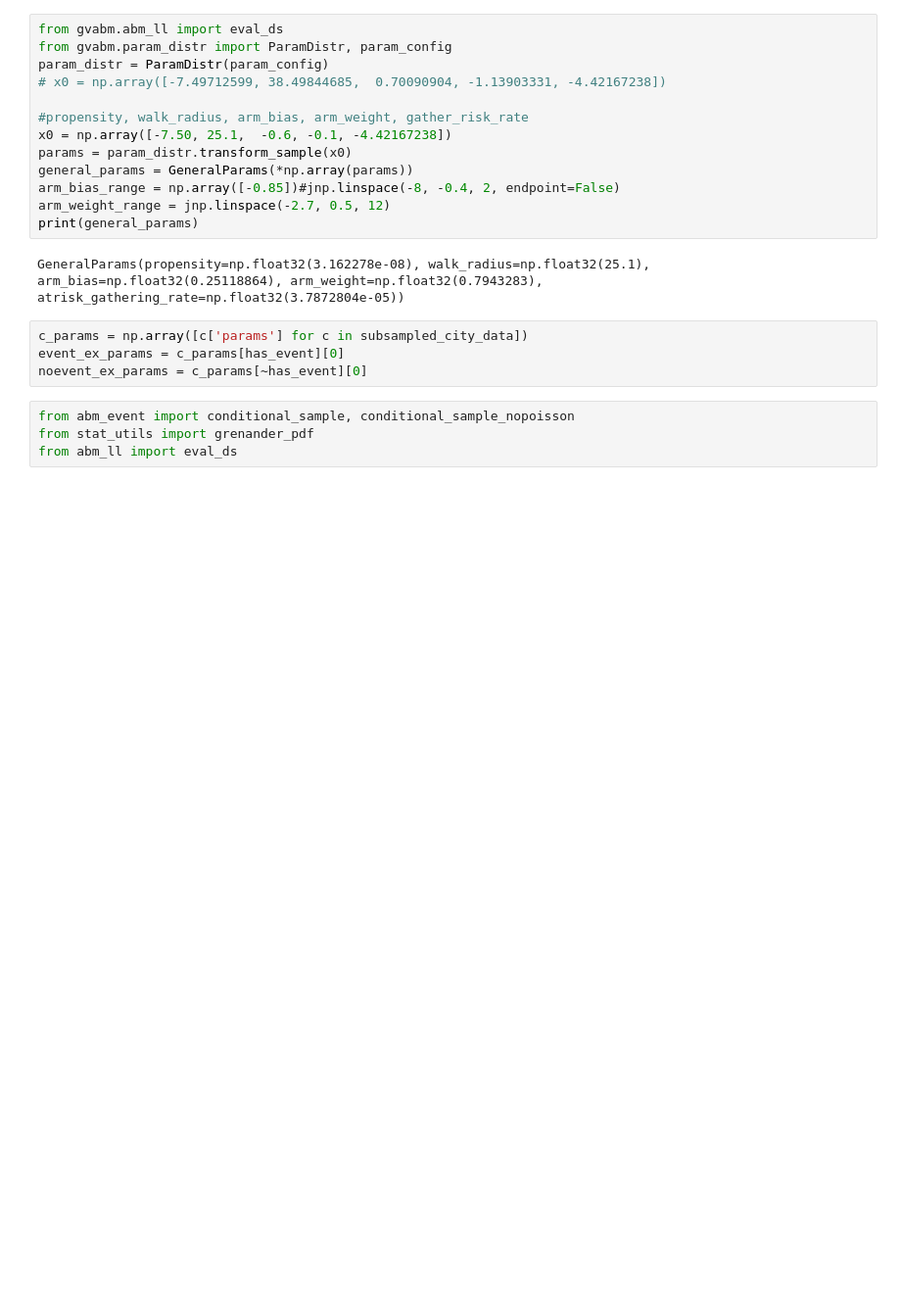
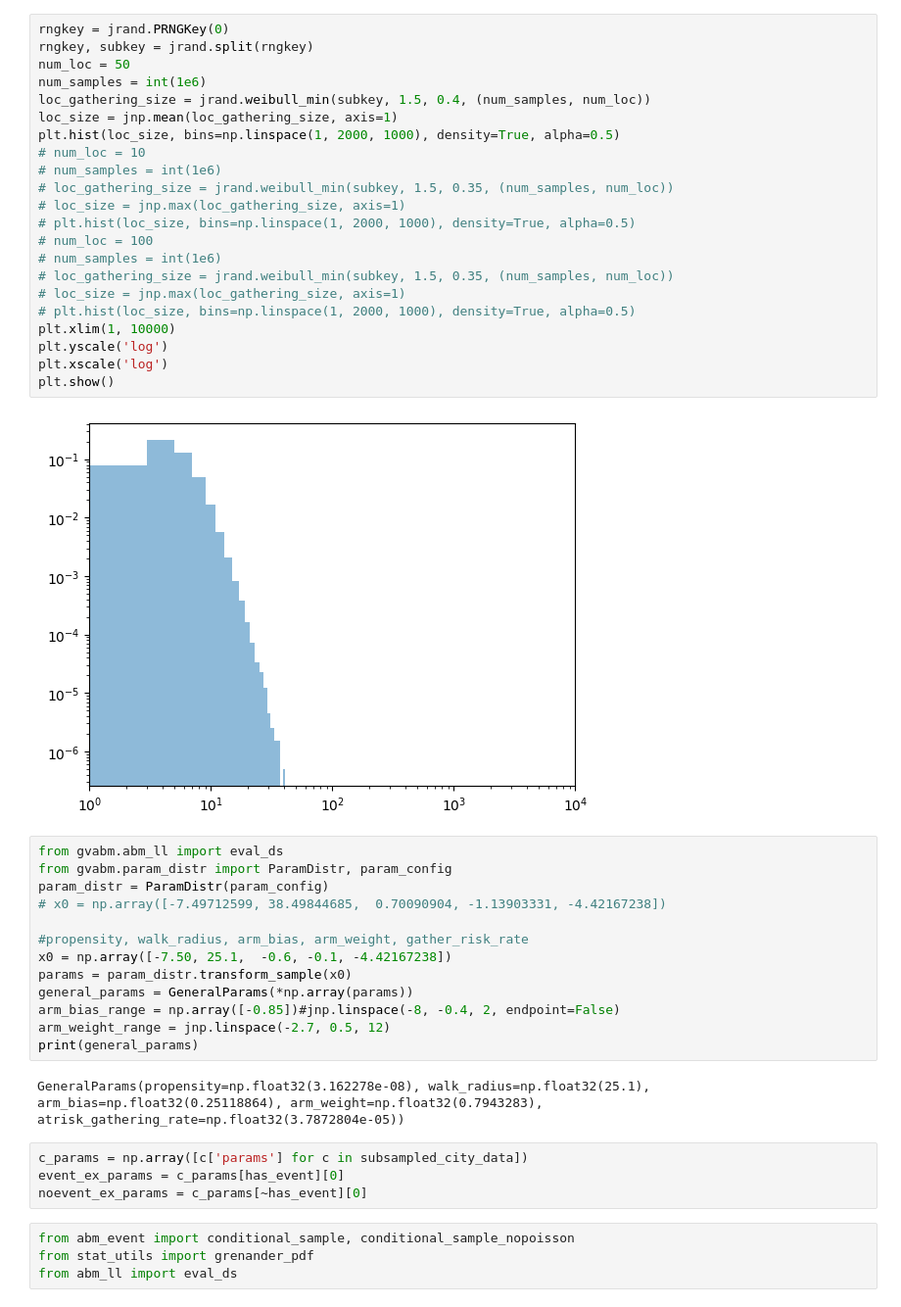
Before and after one commit to m-bhatt/abm_violence, a Jupyter notebook: scripts/data_eval.ipynb, the cells around one changed output. Shown at 98% size. Drawn from its saved outputs; the diff is of its cells as text; blank space fills up the shorter version.

```diff
--- a/scripts/data_eval.ipynb
+++ b/scripts/data_eval.ipynb
@@ -43,3 +39,27 @@ plt.show()
+# %%
+rngkey = jrand.PRNGKey(0)
+rngkey, subkey = jrand.split(rngkey)
+num_loc = 50
+num_samples = int(1e6)
+loc_gathering_size = jrand.weibull_min(subkey, 1.5, 0.4, (num_samples, num_loc))
+loc_size = jnp.mean(loc_gathering_size, axis=1)
+plt.hist(loc_size, bins=np.linspace(1, 2000, 1000), density=True, alpha=0.5)
+# num_loc = 10
+# num_samples = int(1e6)
+# loc_gathering_size = jrand.weibull_min(subkey, 1.5, 0.35, (num_samples, num_loc))
+# loc_size = jnp.max(loc_gathering_size, axis=1)
+# plt.hist(loc_size, bins=np.linspace(1, 2000, 1000), density=True, alpha=0.5)
+# num_loc = 100
+# num_samples = int(1e6)
+# loc_gathering_size = jrand.weibull_min(subkey, 1.5, 0.35, (num_samples, num_loc))
+# loc_size = jnp.max(loc_gathering_size, axis=1)
+# plt.hist(loc_size, bins=np.linspace(1, 2000, 1000), density=True, alpha=0.5)
+plt.xlim(1, 10000)
+plt.yscale('log')
+plt.xscale('log')
+plt.show()
+# %% [output]
+[figure, added]
 # %%
 from gvabm.abm_ll import eval_ds
 from gvabm.param_distr import ParamDistr, param_config
```
Also changed, not shown: parts of 3 cells of this notebook, 17 other files.
